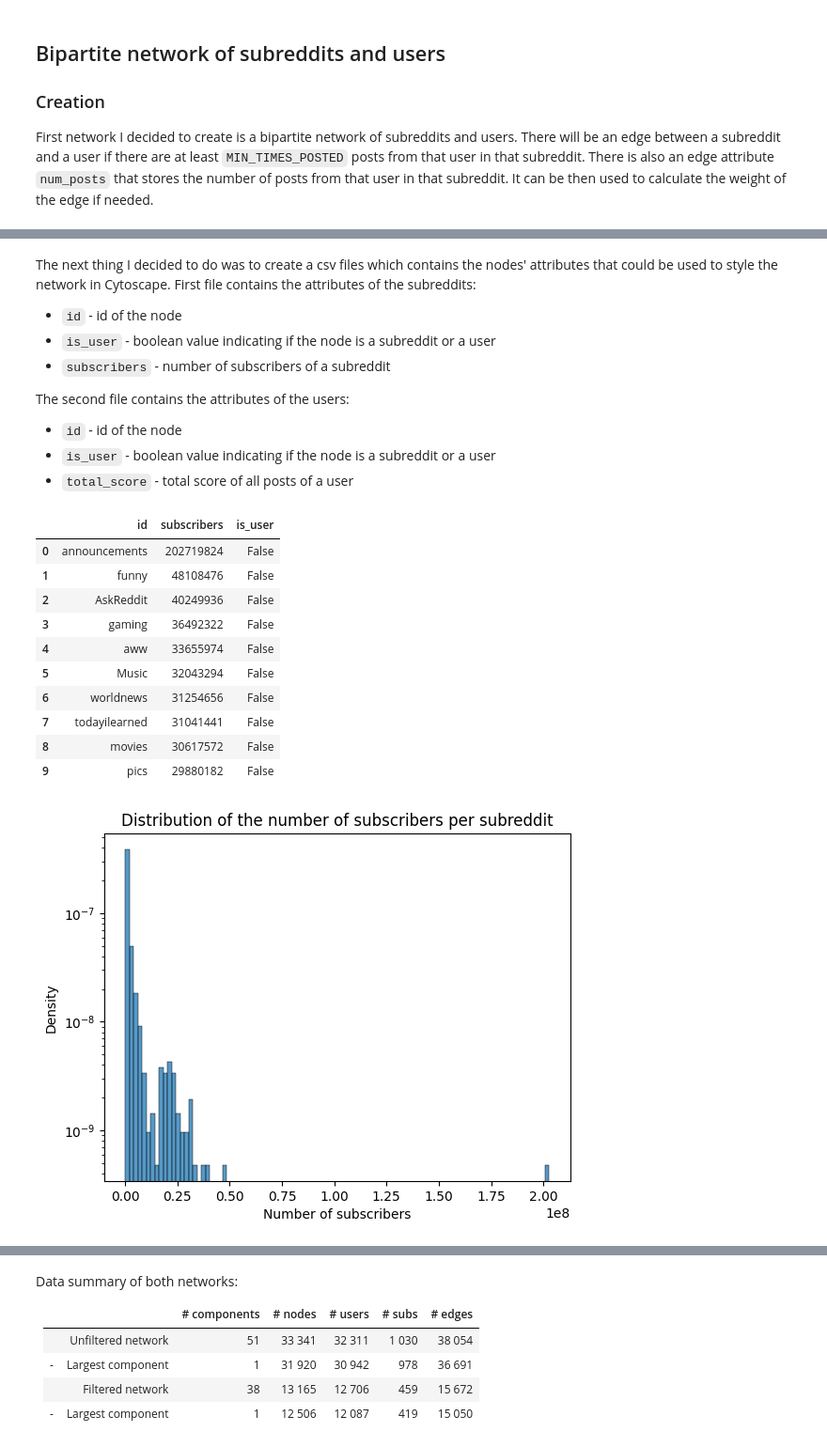
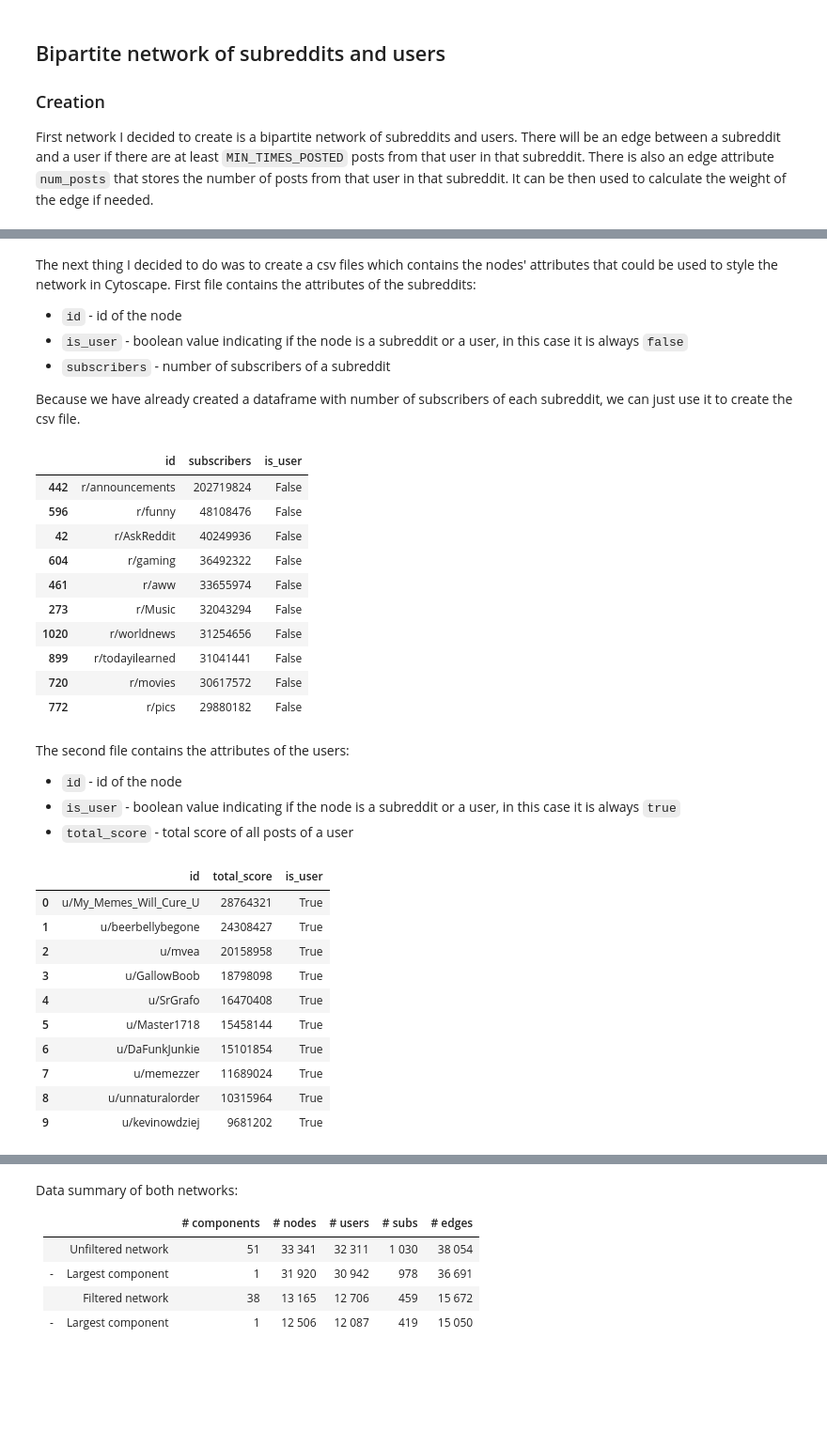
Before and after one commit to steciuk/SNA-reddit-bipartite-analysis, a Jupyter notebook: project.ipynb, the cells around one changed output, grey strips where cells are left out. Shown at 94% size. Drawn from its saved outputs; the diff is of its cells as text; code cells hidden in the pictures; blank space fills up the shorter version.

Commit message:
Bipartite section done

```diff
--- a/project.ipynb
+++ b/project.ipynb
@@ -389,43 +440,57 @@ author_sub_pairs.to_csv(f"{NETWORKS_PATH}/bipartite.csv", index=False)
 # %% [markdown]
 The next thing I decided to do was to create a csv files which contains the nodes' attributes that could be used to style the network in Cytoscape. First file contains the attributes of the subreddits:
 * `id` - id of the node
-* `is_user` - boolean value indicating if the node is a subreddit or a user
+* `is_user` - boolean value indicating if the node is a subreddit or a user, in this case it is always `false`
 * `subscribers` - number of subscribers of a subreddit
 
-The second file contains the attributes of the users:
-* `id` - id of the node
-* `is_user` - boolean value indicating if the node is a subreddit or a user
-* `total_score` - total score of all posts of a user
+Because we have already created a dataframe with number of subscribers of each subreddit, we can just use it to create the csv file.
+# %%
+# Rename the `subreddit` column to `id`
+sub_data = num_subscribers_per_sub.rename(columns={"subreddit": "id"})
+sub_data = sub_data.sort_values(by="subscribers", ascending=False)
+# Add column `is_user` with value `False` to indicate that the nodes are subreddits
+sub_data["is_user"] = False
+
+display(sub_data.head(10))
+
+# Save the dataframe to a csv file
+sub_data.to_csv(f"{NETWORKS_PATH}/bipartite_sub_data.csv", index=False)
+# %% [output]
+|  | id | subscribers | is_user |
+| 442 | r/announcements | 202719824 | False |
+| 596 | r/funny | 48108476 | False |
+| 42 | r/AskReddit | 40249936 | False |
+| 604 | r/gaming | 36492322 | False |
+| 461 | r/aww | 33655974 | False |
+| 273 | r/Music | 32043294 | False |
+| 1020 | r/worldnews | 31254656 | False |
+| 899 | r/todayilearned | 31041441 | False |
+| 720 | r/movies | 30617572 | False |
+| 772 | r/pics | 29880182 | False |
+# %% [markdown]
+The second file contains the attributes of the users:
+* `id` - id of the node
+* `is_user` - boolean value indicating if the node is a subreddit or a user, in this case it is always `true`
+* `total_score` - total score of all posts of a user
 # %%
-# Create a dataframe with subreddit subscribers. We have to use the mean and than round the values because
-# data was collected from different times and the number of subscribers might have changed
-sub_data = posts_df.groupby("subreddit").agg("subreddit_subscribers").mean().sort_values(ascending=False).reset_index()
-sub_data["subreddit_subscribers"] = sub_data["subreddit_subscribers"].apply(lambda x: round(x))
-# Change the name of the columns to `subscribers`
-sub_data = sub_data.rename(columns={"subreddit_subscribers": "subscribers", "subreddit": "id"})
+# Create a dataframe with author data and the total score of their posts
+author_data = posts_df.groupby("author")["score"].sum().sort_values(ascending=False).reset_index()
+author_data = author_data.rename(columns={"score": "total_score", "author": "id"})
 # Add other columns in order to merge the dataframes later
-sub_data["is_user"] = False
-display(sub_data.head(10))
+author_data["is_user"] = True
+display(author_data.head(10))
 
 # Save the dataframe to a csv file that could be imported to Cytoscape
-sub_data.to_csv(f"{NETWORKS_PATH}/bipartite_sub_data.csv", index=False)
-
-# Plot the distribution of the number of subscribers per subreddit
-sns.histplot(sub_data["subscribers"], log_scale=(False, True), stat="density", bins=100)
-plt.title("Distribution of the number of subscribers per subreddit")
-plt.xlabel("Number of subscribers")
-plt.ylabel("Density")
-plt.show()
+author_data.to_csv(f"{NETWORKS_PATH}/bipartite_user_data.csv", index=False)
 # %% [output]
-|  | id | subscribers | is_user |
-| 0 | announcements | 202719824 | False |
-| 1 | funny | 48108476 | False |
-| 2 | AskReddit | 40249936 | False |
-| 3 | gaming | 36492322 | False |
-| 4 | aww | 33655974 | False |
-| 5 | Music | 32043294 | False |
-| 6 | worldnews | 31254656 | False |
-| 7 | todayilearned | 31041441 | False |
-| 8 | movies | 30617572 | False |
-| 9 | pics | 29880182 | False |
+|  | id | total_score | is_user |
+| 0 | u/My_Memes_Will_Cure_U | 28764321 | True |
+| 1 | u/beerbellybegone | 24308427 | True |
+| 2 | u/mvea | 20158958 | True |
+| 3 | u/GallowBoob | 18798098 | True |
+| 4 | u/SrGrafo | 16470408 | True |
+| 5 | u/Master1718 | 15458144 | True |
+| 6 | u/DaFunkJunkie | 15101854 | True |
+| 7 | u/memezzer | 11689024 | True |
+| 8 | u/unnaturalorder | 10315964 | True |
+| 9 | u/kevinowdziej | 9681202 | True |
-[figure, removed]
```
Also changed, not shown: parts of 14 cells of this notebook, 4 other files.
